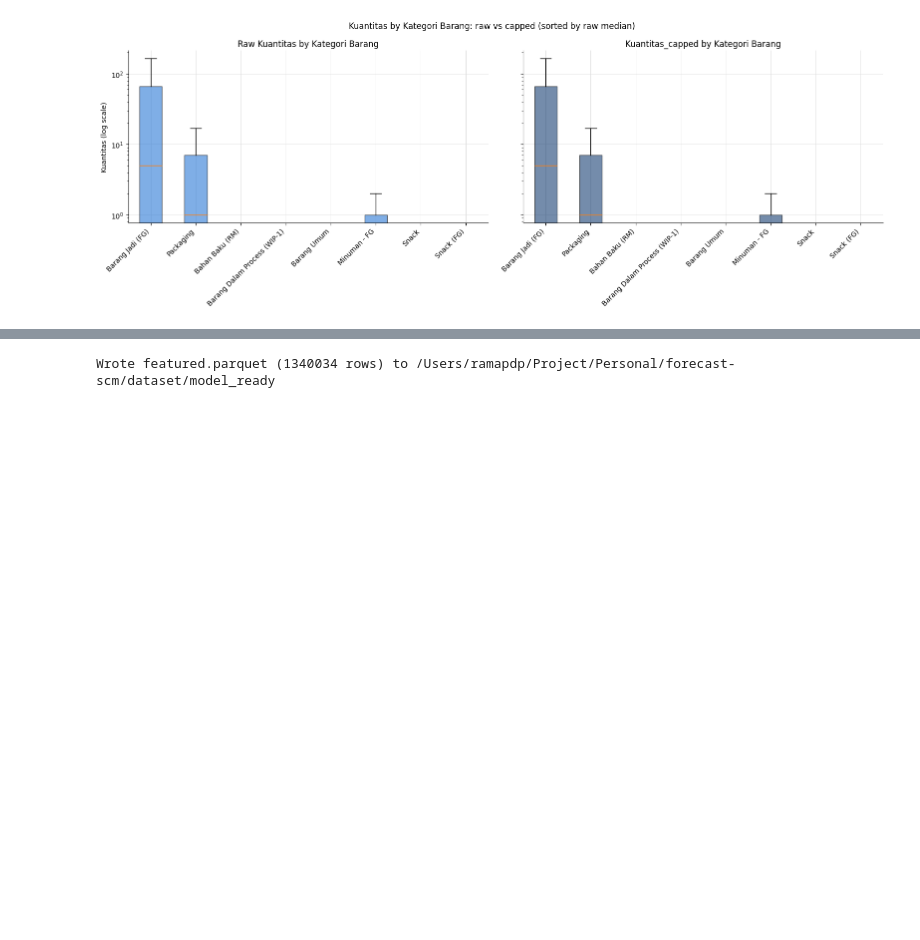
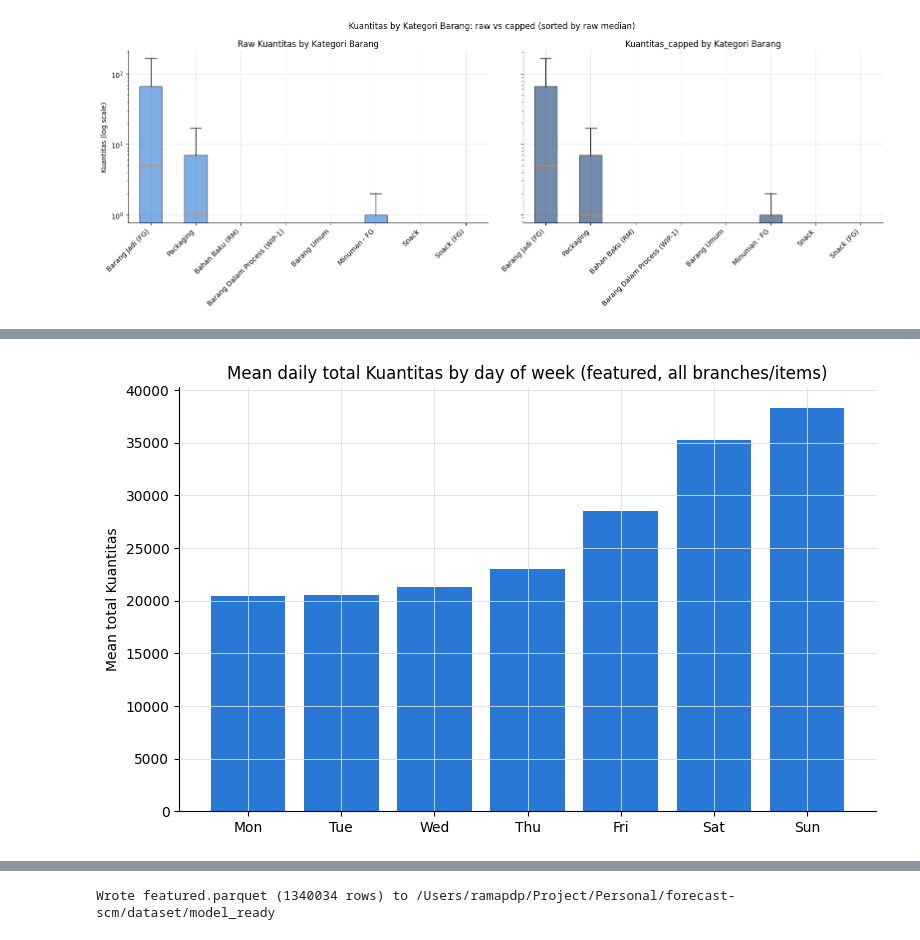
Before and after one commit to ramapdp/forecast-scm, a Jupyter notebook: notebook/data-processing.ipynb, the cells around one changed output, grey strips where cells are left out. Cells and saved outputs as stored; diff of their text form; code cells hidden in the pictures; blank space fills up the shorter version.

```diff
--- a/notebook/data-processing.ipynb
+++ b/notebook/data-processing.ipynb
@@ -517,0 +543,14 @@ plt.show()
+# %%
+dow_labels = ["Mon", "Tue", "Wed", "Thu", "Fri", "Sat", "Sun"]
+
+dow_daily_total = featured.groupby(["Tanggal", "day_of_week"])["Kuantitas"].sum().reset_index()
+dow_mean = dow_daily_total.groupby("day_of_week")["Kuantitas"].mean().reindex(range(7))
+
+fig, ax = plt.subplots(figsize=(8, 5))
+ax.bar(dow_labels, dow_mean.values, color=BLUE)
+ax.set_title("Mean daily total Kuantitas by day of week (featured, all branches/items)")
+ax.set_ylabel("Mean total Kuantitas")
+plt.tight_layout()
+plt.show()
+# %% [output]
+[figure, added]
```
Also changed, not shown: parts of 2 cells of this notebook.
